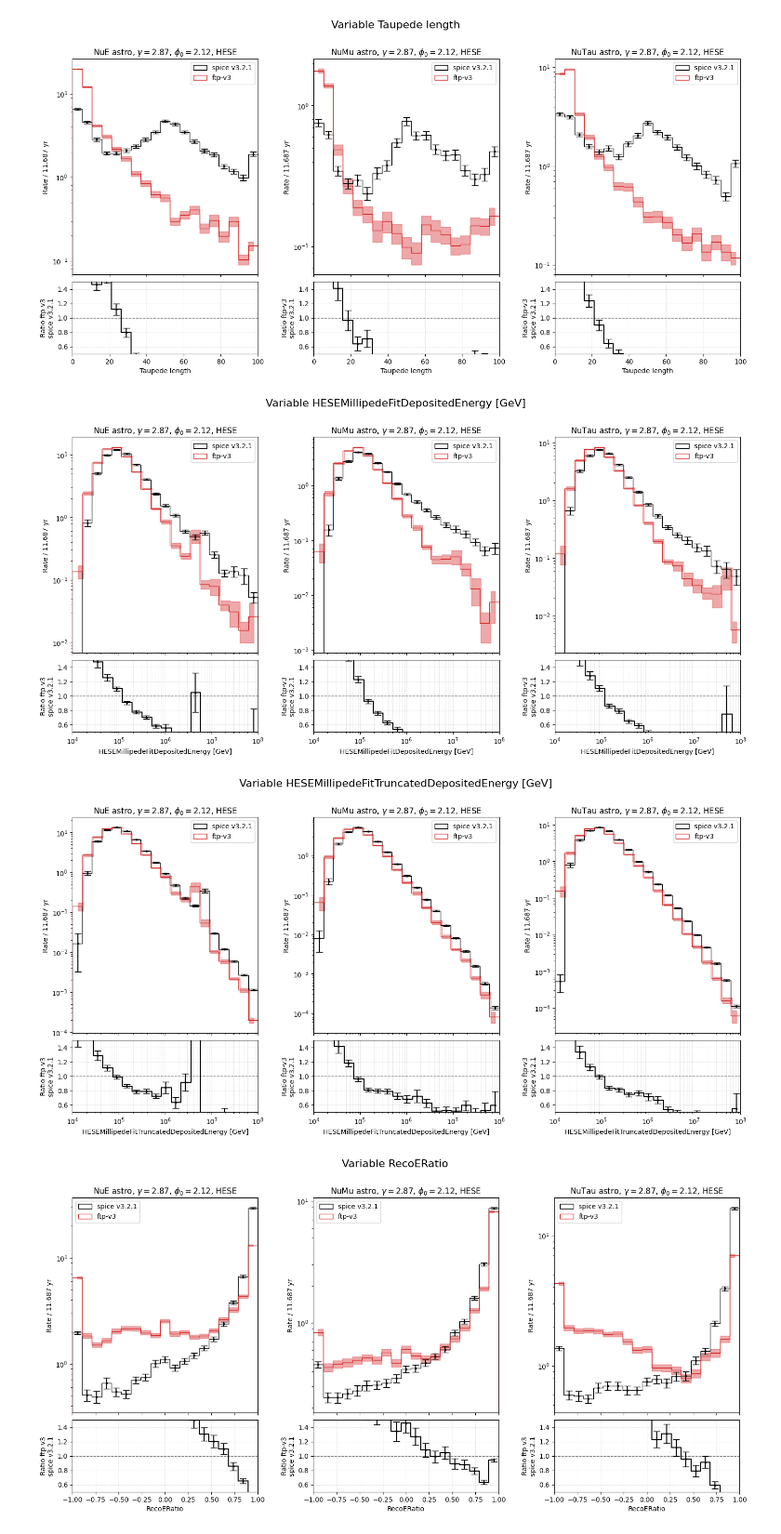
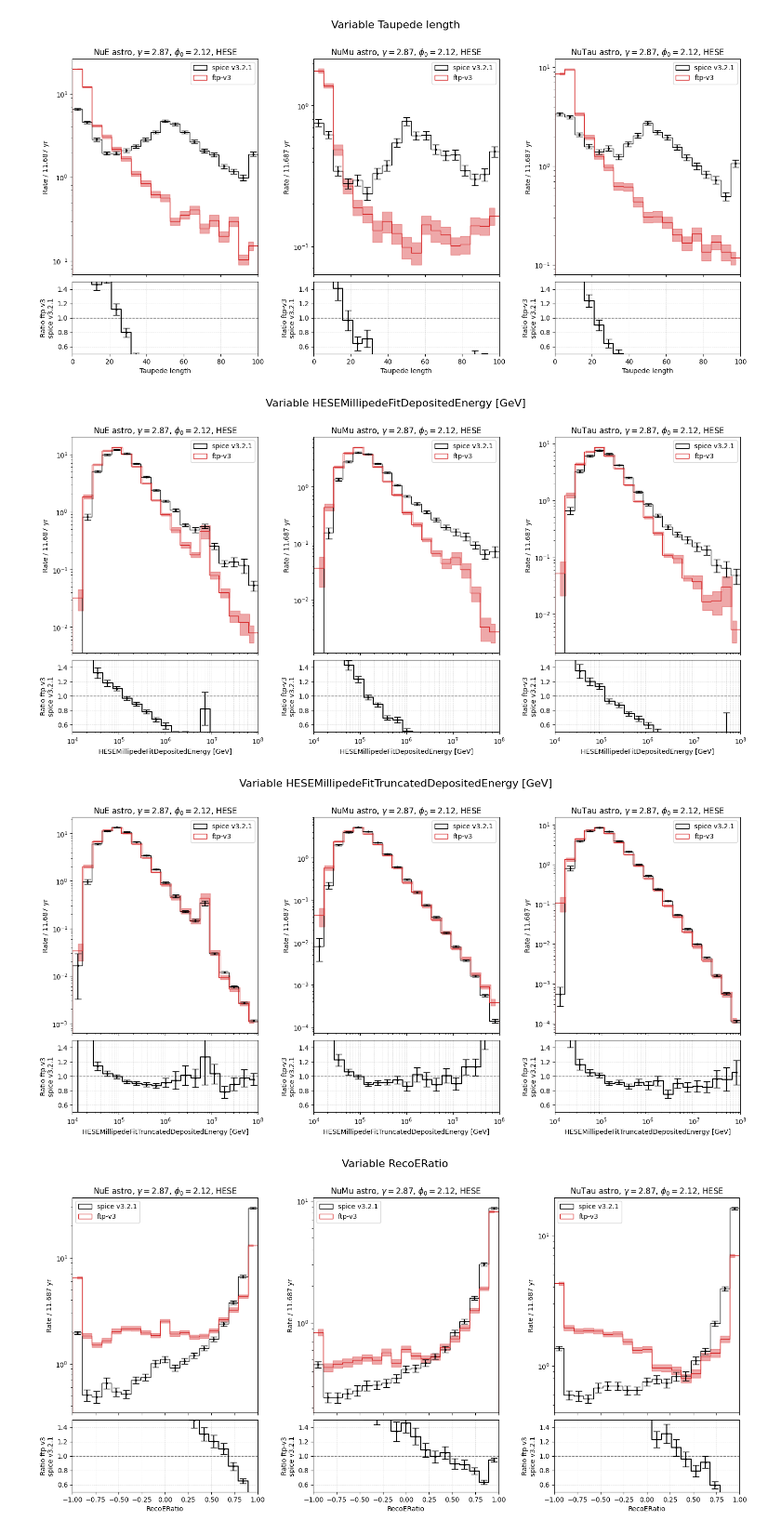
Before and after one commit to icecube/reco_processing, a Jupyter notebook: notebooks/compare_spice_ftp/compare_spice_ftp.ipynb, the cells around one changed output. Shown at 93% size. Drawn from its saved outputs; the diff is of its cells as text; code cells hidden in the pictures.

Commit message:
update plots compare spice ftp

```diff
--- a/notebooks/compare_spice_ftp/compare_spice_ftp.ipynb
+++ b/notebooks/compare_spice_ftp/compare_spice_ftp.ipynb
@@ -105,6 +105,13 @@ def open_datasets( simulation_dataset, keys_to_merge ):
 keys_to_merge = {}
 
 keys_to_merge["evtgen_v2_rec_v5"] = {
+    "NuE" : ["NuE_midE", "NuE_highE"],
+    "NuMu" : ["NuMu_midE", "NuMu_highE"],
+    "NuTau" : ["NuTau_midE", "NuTau_highE"],
+    "NuAll" : ['NuE', "NuMu", "NuTau"],
+}
+
+keys_to_merge["evtgen_v4_rec_v9"] = {
     "NuE" : ["NuE_midE", "NuE_highE"],
     "NuMu" : ["NuMu_midE", "NuMu_highE"],
     "NuTau" : ["NuTau_midE", "NuTau_highE"],
@@ -141,6 +148,7 @@ Using NuTau
 # %%
 dataset_label_dict = {
     "evtgen_v2_rec_v5" : "ftp-v3",
+    "evtgen_v4_rec_v9" : "ftp-v3",
     "spice_tau_reco" : "spice v3.2.1",
 }
 # %% [markdown]
@@ -450,15 +458,15 @@ compare_ice_model_flavor( base_key = "spice_tau_reco", base_var_key1 = "HESETaup
 [figure]
 # %%
 compare_ice_model_flavor( base_key = "spice_tau_reco", base_var_key1 = "HESEMillipedeFitDepositedEnergy", base_var_key2 = "value",
-                          alt_key = "evtgen_v2_rec_v5", alt_var_key1 = "HESEMillipedeFitDepositedEnergy", alt_var_key2 = "value",
+                          alt_key = "evtgen_v4_rec_v9", alt_var_key1 = "HESEMillipedeFitDepositedEnergy", alt_var_key2 = "value",
                           variable_name = "HESEMillipedeFitDepositedEnergy [GeV]", bins = np.geomspace(1e4, 1e8, 20), xscale = "log", yscale = "log", savename="HESEMillipedeFitDepositedEnergy" )
 
 
 compare_ice_model_flavor( base_key = "spice_tau_reco", base_var_key1 = "HESEMillipedeFitTruncatedDepositedEnergy", base_var_key2 = "value",
-                          alt_key = "evtgen_v2_rec_v5", alt_var_key1 = "HESEMillipedeFitTruncatedDepositedEnergy", alt_var_key2 = "value",
+                          alt_key = "evtgen_v4_rec_v9", alt_var_key1 = "HESEMillipedeFitTruncatedDepositedEnergy", alt_var_key2 = "value",
                           variable_name = "HESEMillipedeFitTruncatedDepositedEnergy [GeV]", bins = np.geomspace(1e4, 1e8, 20), xscale = "log", yscale = "log", savename="HESEMillipedeFitTruncatedDepositedEnergy" )
 # %% [output]
-[figure, old version]
+[figure, new version]
-[figure, old version]
+[figure, new version]
 # %%
 compare_ice_model_flavor( base_key = "spice_tau_reco", base_var_key1 = "RecoERatio", base_var_key2 = "value",
```
Also changed, not shown: parts of 17 cells of this notebook, 26 other files.
